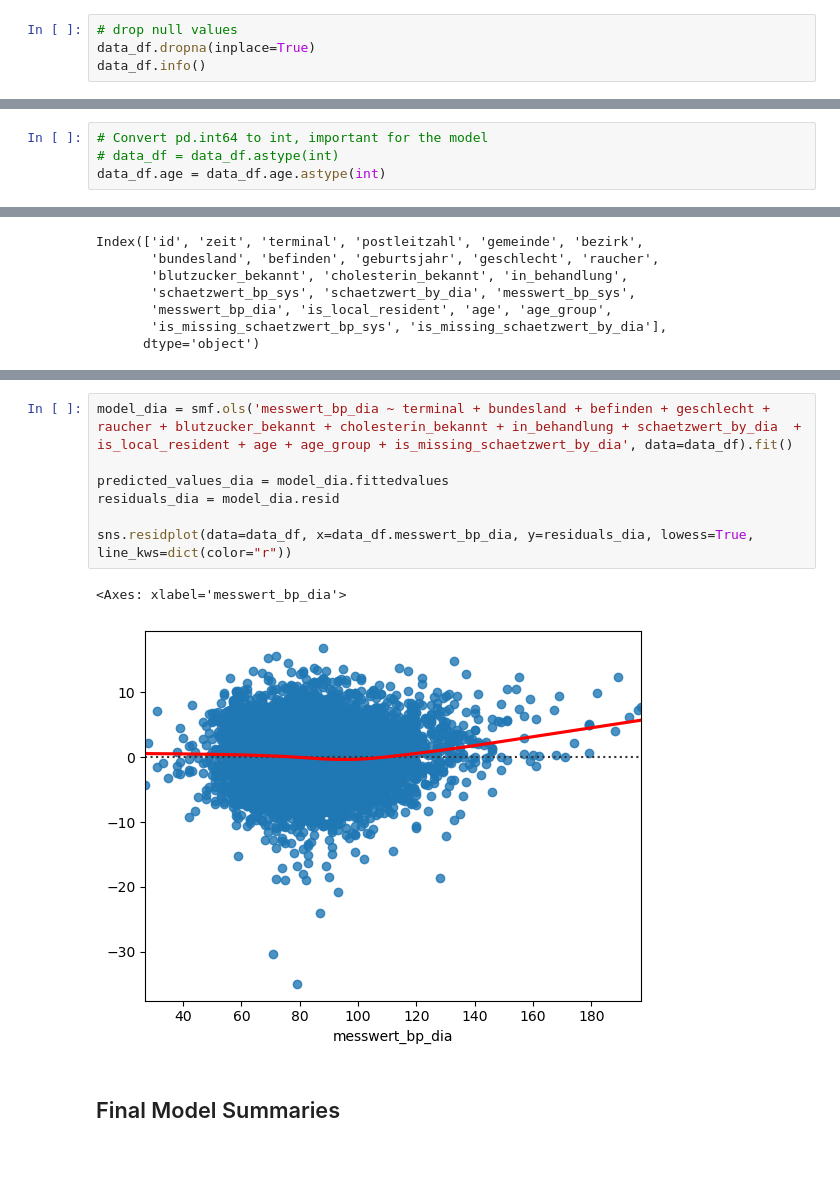
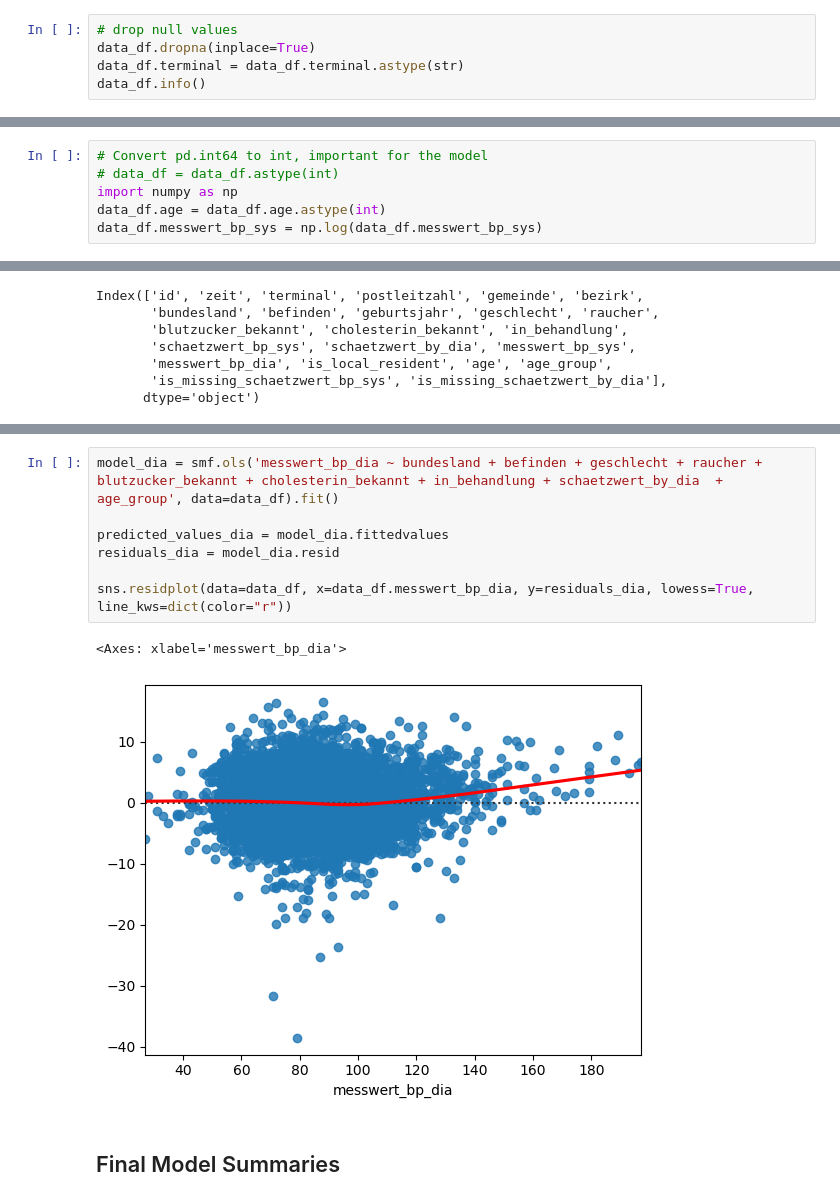
Before and after one commit to farrukh-ahmed/Case-Studies---Project-1, a Jupyter notebook: Notebooks/lm_systolic_bp.ipynb, the cells around one changed output, grey strips where cells are left out. Saved outputs shown, nothing was run; the diff lists cells and outputs as text; blank space fills up the shorter version.

```diff
--- a/Notebooks/lm_systolic_bp.ipynb
+++ b/Notebooks/lm_systolic_bp.ipynb
@@ -100,6 +100,7 @@ data_df
 # %%
 # drop null values
 data_df.dropna(inplace=True)
+data_df.terminal = data_df.terminal.astype(str)
 data_df.info()
 # %% [output]
 <class 'pandas.core.frame.DataFrame'>
@@ -122,7 +123,9 @@ memory usage: 2.4+ MB
 # %%
 # Convert pd.int64 to int, important for the model
 # data_df = data_df.astype(int)
+import numpy as np
 data_df.age = data_df.age.astype(int)
+data_df.messwert_bp_sys = np.log(data_df.messwert_bp_sys)
 # %%
 # check assumptions of residuals for linear model
 
@@ -176,13 +179,13 @@ sns.residplot(data=data_df, x=data_df.messwert_bp_sys, y=residuals, lowess=True,
 # %%
-model_dia = smf.ols('messwert_bp_dia ~ terminal + bundesland + befinden + geschlecht + raucher + blutzucker_bekannt + cholesterin_bekannt + in_behandlung + schaetzwert_by_dia  + is_local_resident + age + age_group + is_missing_schaetzwert_by_dia', data=data_df).fit()
+model_dia = smf.ols('messwert_bp_dia ~ bundesland + befinden + geschlecht + raucher + blutzucker_bekannt + cholesterin_bekannt + in_behandlung + schaetzwert_by_dia  + age_group', data=data_df).fit()
 
 predicted_values_dia = model_dia.fittedvalues
 residuals_dia = model_dia.resid
 
 sns.residplot(data=data_df, x=data_df.messwert_bp_dia, y=residuals_dia, lowess=True, line_kws=dict(color="r"))
 # %% [output]
 <Axes: xlabel='messwert_bp_dia'>
-[figure, old version]
+[figure, new version]
 # %% [markdown]
 ## Final Model Summaries
 # %%
```
Also changed, not shown: parts of 6 cells of this notebook.
